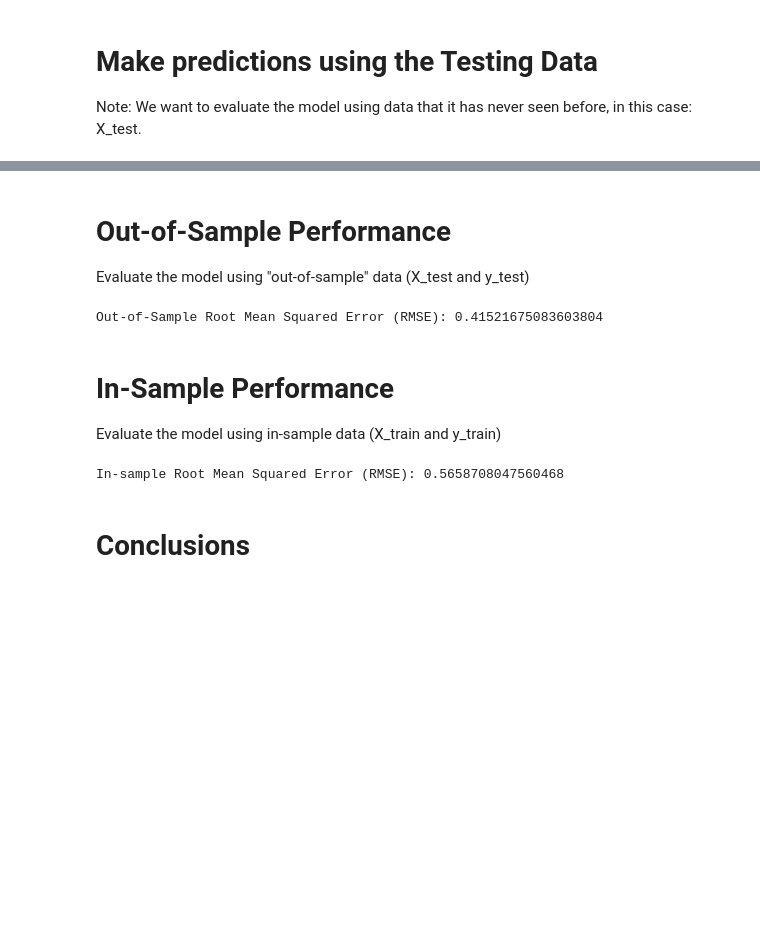
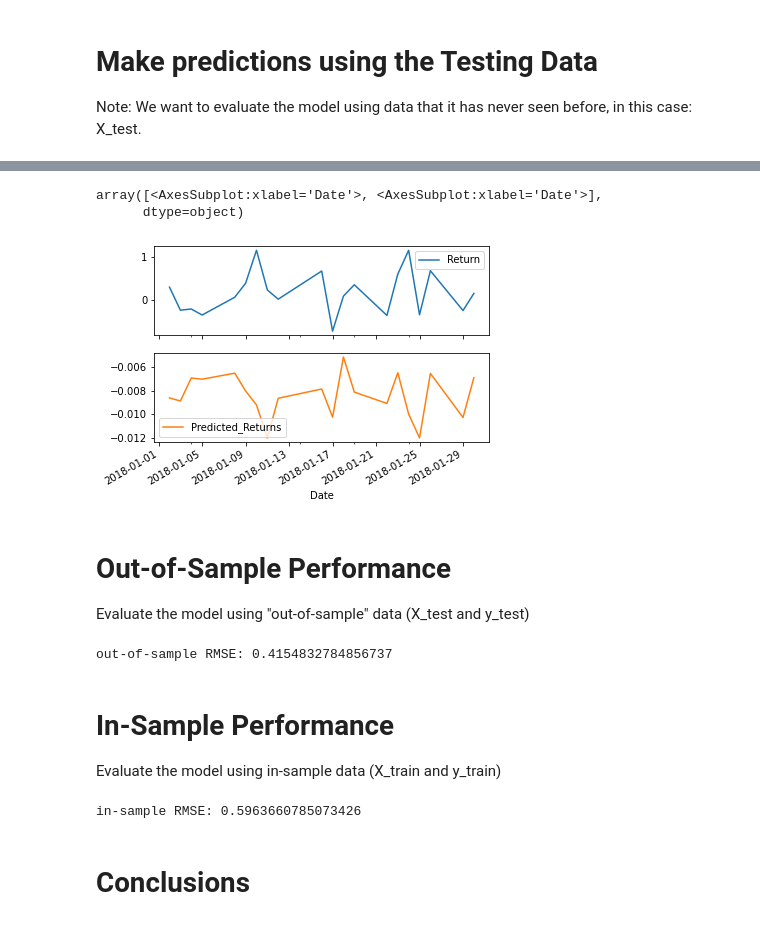
Before and after one commit to BaldHeads/TS_practice, a Jupyter notebook: Work/regression_analysis_yen.ipynb, the cells around one changed output, grey strips where cells are left out. Drawn from its saved outputs; the diff is of its cells as text; code cells hidden in the pictures; blank space fills up the shorter version.

```diff
--- a/Work/regression_analysis_yen.ipynb
+++ b/Work/regression_analysis_yen.ipynb
@@ -125,34 +113,48 @@ array([<matplotlib.axes._subplots.AxesSubplot object at 0x...>,
+# %%
+# behavior of predictions vs actual
+Results[:20].plot(subplots=True)
+# %% [output]
+array([<AxesSubplot:xlabel='Date'>, <AxesSubplot:xlabel='Date'>],
+      dtype=object)
+[figure, added]
 # %% [markdown]
 # Out-of-Sample Performance
 
 Evaluate the model using "out-of-sample" data (X_test and y_test)
 # %%
-from sklearn.metrics import mean_squared_error
+from sklearn.metrics import mean_squared_error, r2_score
 # Calculate the mean_squared_error (MSE) on actual versus predicted test "y"
-# YOUR CODE HERE!
-
+mse = mean_squared_error(
+    Results["Return"],
+    Results["Predicted_Returns"]
+)
 # Using that mean-squared-error, calculate the root-mean-squared error (RMSE):
-# YOUR CODE HERE!
+rmse = np.sqrt(mse)
+print(f"out-of-sample RMSE: {rmse}")
 # %% [output]
-Out-of-Sample Root Mean Squared Error (RMSE): 0.41521675083603804
+out-of-sample RMSE: 0.4154832784856737
 # %% [markdown]
 # In-Sample Performance
 
 Evaluate the model using in-sample data (X_train and y_train)
 # %%
 # Construct a dataframe using just the "y" training data:
-# YOUR CODE HERE!
+in_samp_results = y_train
 
 # Add a column of "in-sample" predictions to that dataframe:
-# YOUR CODE HERE!
+in_samp_results["In-sample-predictions"] = model.predict(X_train)
 
 # Calculate in-sample mean_squared_error (for comparison to out-of-sample)
-# YOUR CODE HERE!
+in_samp_mse = mean_squared_error(
+    in_samp_results["Return"],
+    in_samp_results["In-sample-predictions"]
+)
 
 # Calculate in-sample root mean_squared_error (for comparison to out-of-sample)
-# YOUR CODE HERE!
+in_samp_rmse = np.sqrt(in_samp_mse)
+print(f"in-sample RMSE: {in_samp_rmse}")
 # %% [output]
-In-sample Root Mean Squared Error (RMSE): 0.5658708047560468
+in-sample RMSE: 0.5963660785073426
 # %% [markdown]
 # Conclusions
 # %% [markdown]
```
Also changed, not shown: parts of 10 cells of this notebook.
